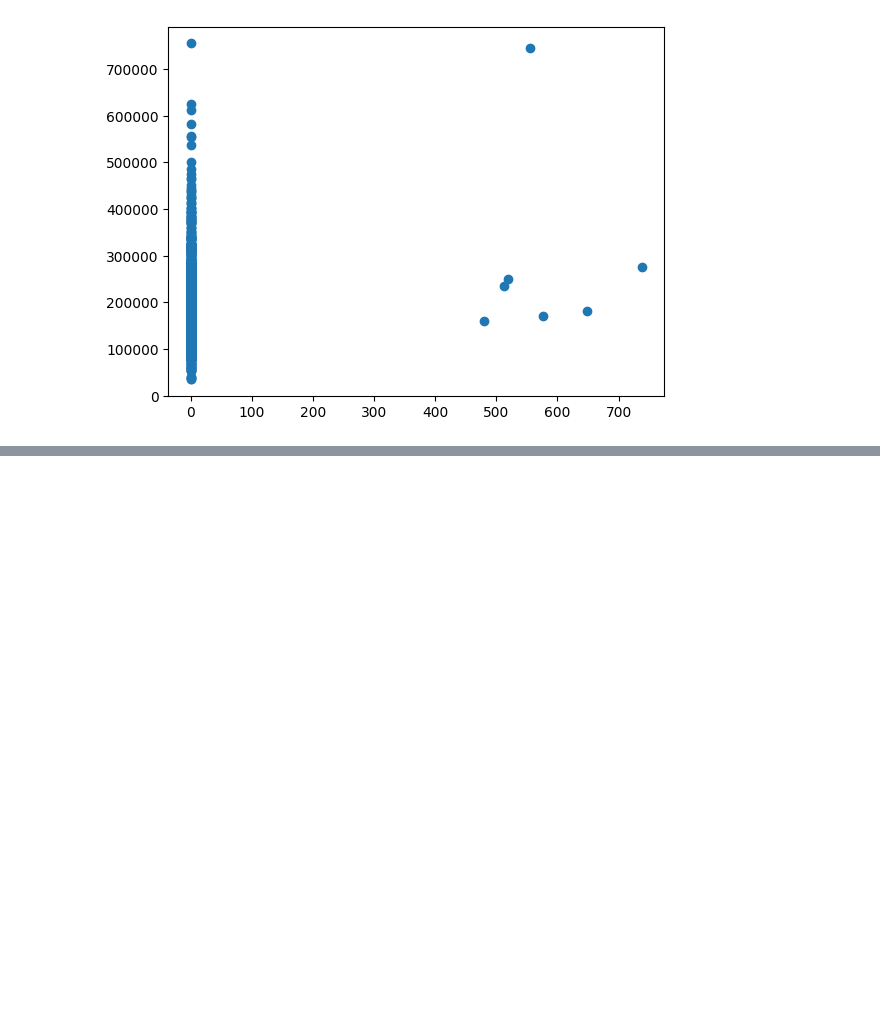
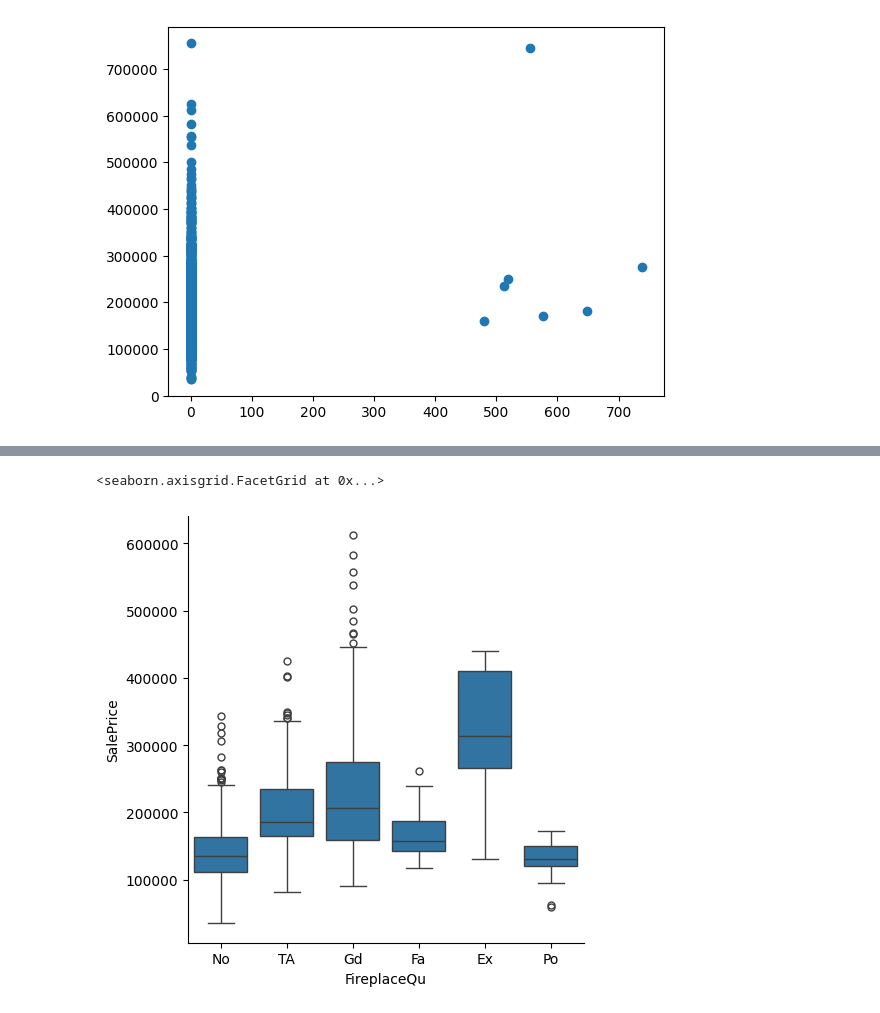
Before and after one commit to Vondent/house-prices-prediction, a Jupyter notebook: house_train.ipynb, the cells around one changed output, grey strips where cells are left out. Cells and saved outputs as stored; diff of their text form; code cells hidden in the pictures; blank space fills up the shorter version.

```diff
--- a/house_train.ipynb
+++ b/house_train.ipynb
@@ -632,0 +720,9 @@ values
+# %%
+#Replace missing FireplaceQu
+train_dat['FireplaceQu'].fillna('No', inplace = True)
+test_dat['FireplaceQu'].fillna('No', inplace = True)
+# %%
+sns.catplot(data = train_dat, x = "FireplaceQu", y = "SalePrice", kind = "box")
+# %% [output]
+<seaborn.axisgrid.FacetGrid at 0x...>
+[figure, added]
```
Also changed, not shown: parts of 66 cells of this notebook.
